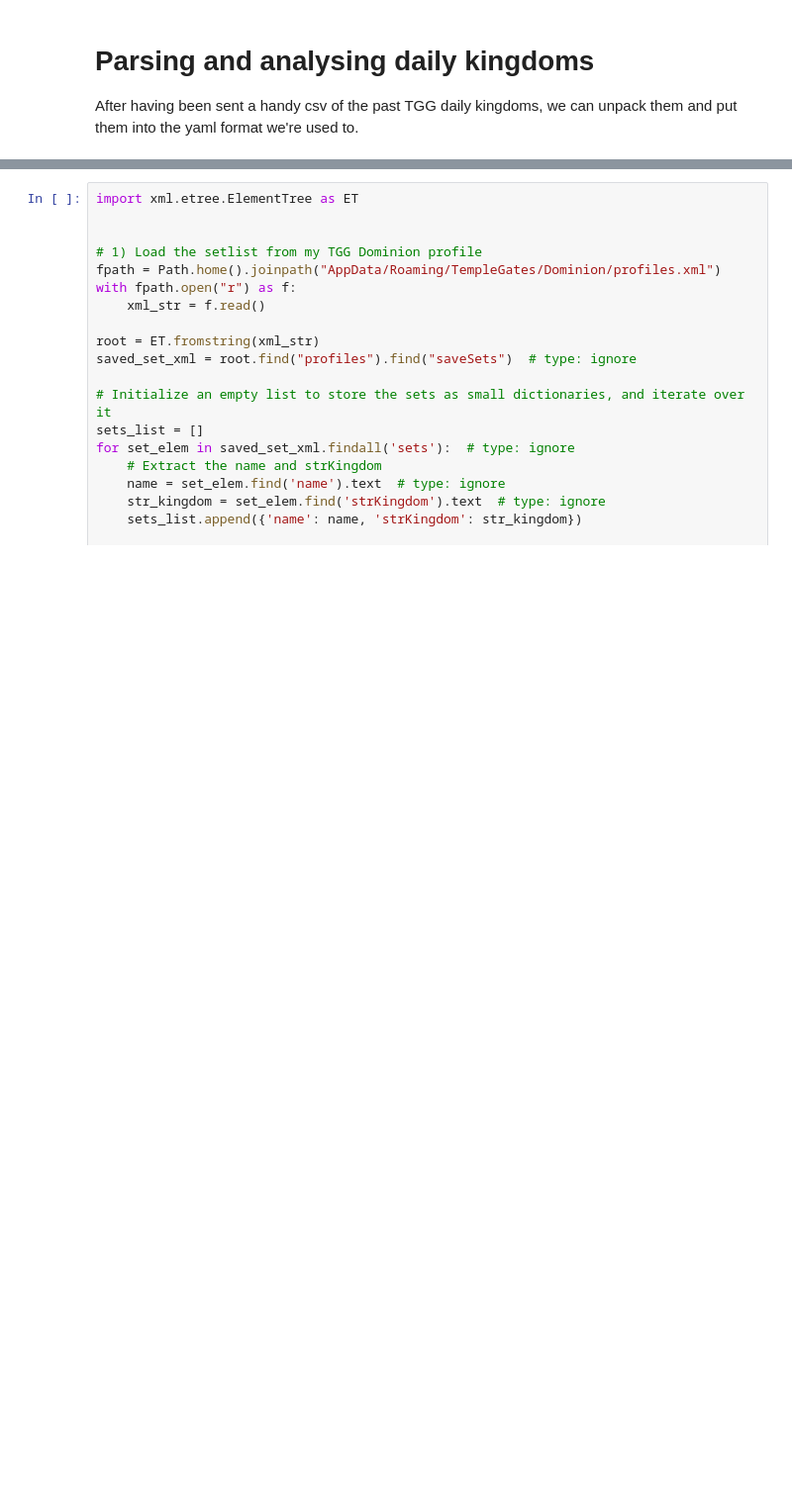
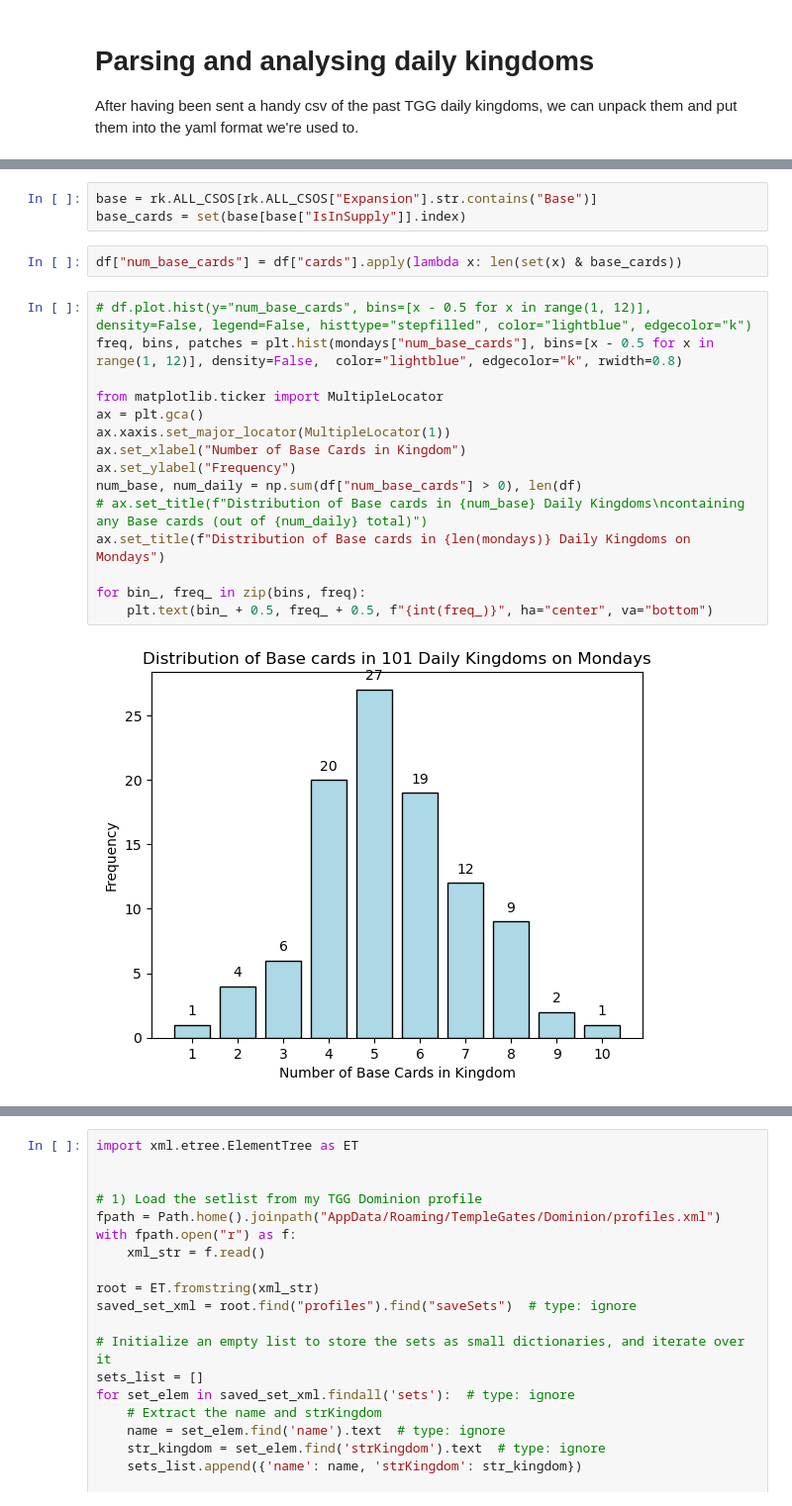
Before and after one commit to Fabian-Balzer/Randomkingdominion, a Jupyter notebook: scripts/parse_kingdoms.ipynb, the cells around one changed output, grey strips where cells are left out. Shown at 99% size. Cells and saved outputs as stored; diff of their text form; blank space fills up the shorter version.

```diff
--- a/scripts/parse_kingdoms.ipynb
+++ b/scripts/parse_kingdoms.ipynb
@@ -10,0 +35,22 @@ from pathlib import Path
+# %%
+base = rk.ALL_CSOS[rk.ALL_CSOS["Expansion"].str.contains("Base")]
+base_cards = set(base[base["IsInSupply"]].index)
+# %%
+df["num_base_cards"] = df["cards"].apply(lambda x: len(set(x) & base_cards))
+# %%
+# df.plot.hist(y="num_base_cards", bins=[x - 0.5 for x in range(1, 12)], density=False, legend=False, histtype="stepfilled", color="lightblue", edgecolor="k")
+freq, bins, patches = plt.hist(mondays["num_base_cards"], bins=[x - 0.5 for x in range(1, 12)], density=False,  color="lightblue", edgecolor="k", rwidth=0.8)
+
+from matplotlib.ticker import MultipleLocator
+ax = plt.gca()
+ax.xaxis.set_major_locator(MultipleLocator(1))
+ax.set_xlabel("Number of Base Cards in Kingdom")
+ax.set_ylabel("Frequency")
+num_base, num_daily = np.sum(df["num_base_cards"] > 0), len(df)
+# ax.set_title(f"Distribution of Base cards in {num_base} Daily Kingdoms\ncontaining any Base cards (out of {num_daily} total)")
+ax.set_title(f"Distribution of Base cards in {len(mondays)} Daily Kingdoms on Mondays")
+
+for bin_, freq_ in zip(bins, freq):
+    plt.text(bin_ + 0.5, freq_ + 0.5, f"{int(freq_)}", ha="center", va="bottom")
+# %% [output]
+[figure, added]
```
Also changed, not shown: parts of 8 cells of this notebook, 10 other files.
